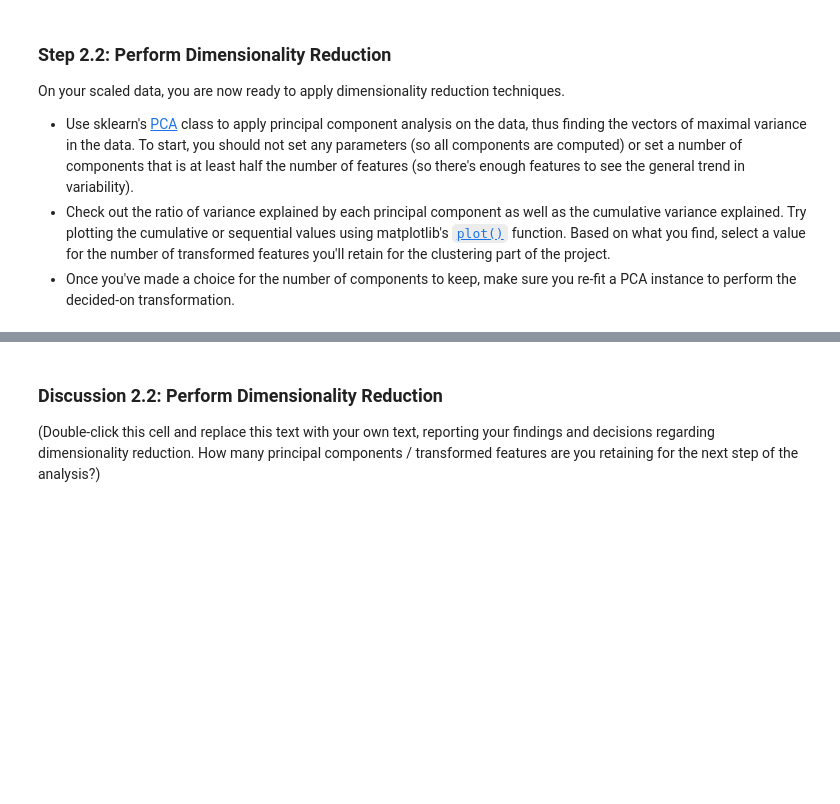
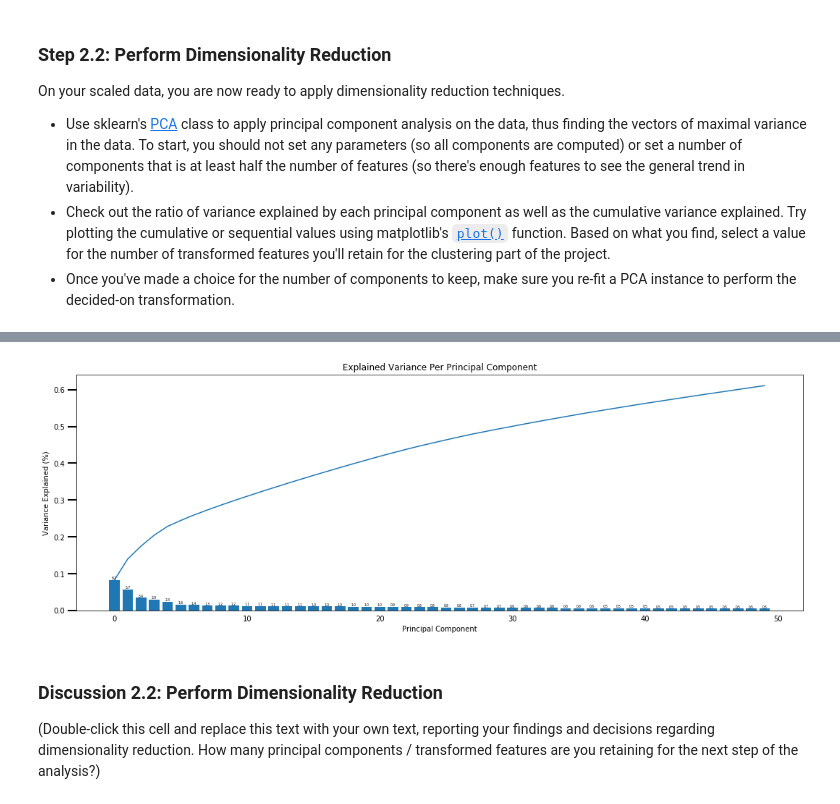
Before and after one commit to vasilkosturski/udacity-ml-intro, a Jupyter notebook: unsupervised-learning/creating-customer-segments/Identify_Customer_Segments.ipynb, the cells around one changed output, grey strips where cells are left out. Cells and saved outputs as stored; diff of their text form; code cells hidden in the pictures; blank space fills up the shorter version.

```diff
--- a/unsupervised-learning/creating-customer-segments/Identify_Customer_Segments.ipynb
+++ b/unsupervised-learning/creating-customer-segments/Identify_Customer_Segments.ipynb
@@ -630,3 +706,10 @@ On your scaled data, you are now ready to apply dimensionality reduction techniq
+# %%
+pca = PCA(50)
+pca_features = pca.fit_transform(standardized_features)
+# %%
+scree_plot(pca)
+# %% [output]
+[figure, added]
 # %%
 # Apply PCA to the data.
 # %%
```
Also changed, not shown: parts of 43 cells of this notebook.
